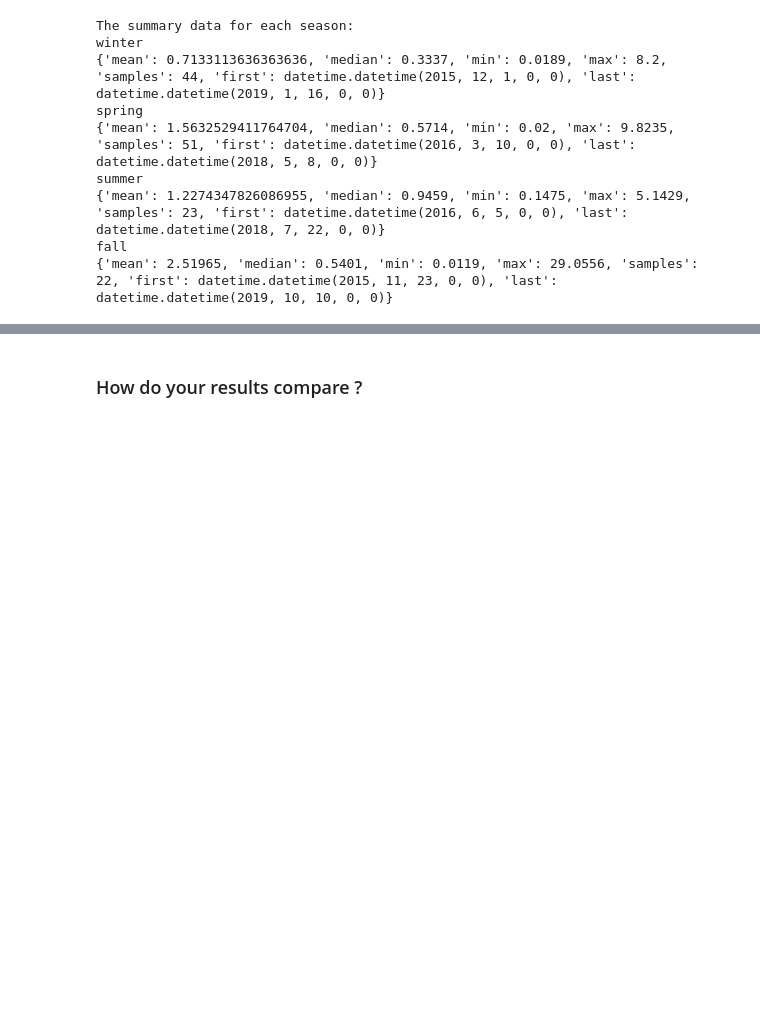
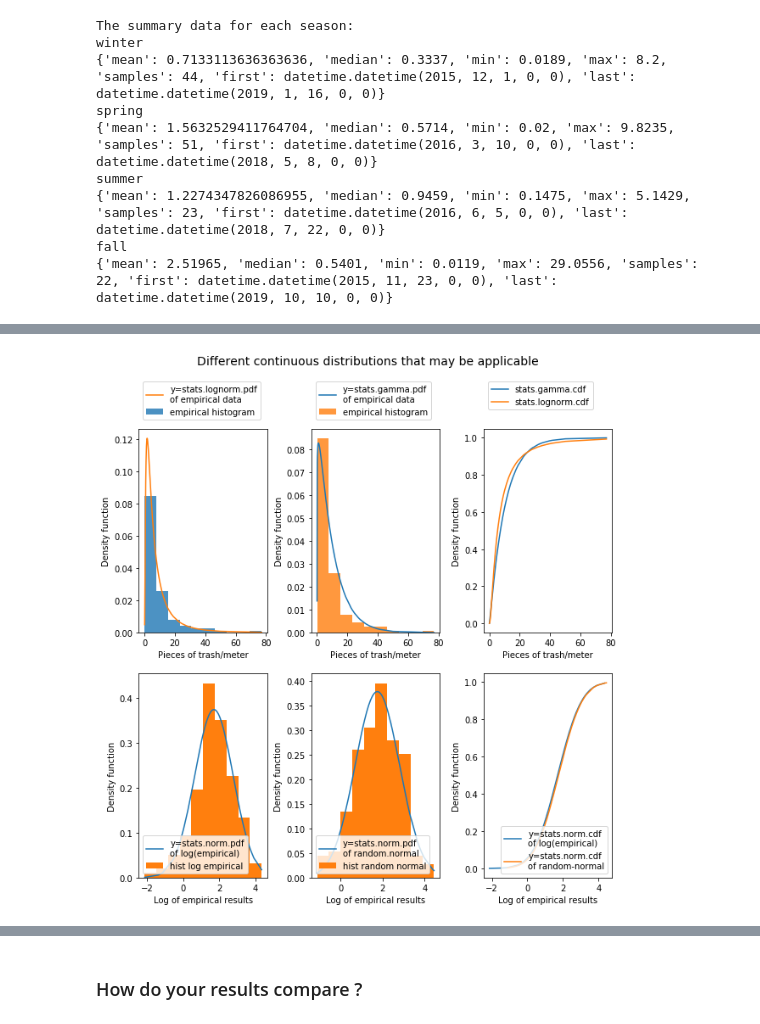
Before and after one commit to hammerdirt/SWE_2019, a Jupyter notebook: NotebookThree.ipynb, the cells around one changed output, grey strips where cells are left out. Saved outputs shown, nothing was run; the diff lists cells and outputs as text; code cells hidden in the pictures; blank space fills up the shorter version.

Commit message:
added continuous distributions

```diff
--- a/NotebookThree.ipynb
+++ b/NotebookThree.ipynb
@@ -551,0 +567,82 @@ makeMonthlyBoxPlots(0, my_folders,day_of_interest, True)
+# %%
+all_pcs_day_totals['log_pcs_m'] = np.log(all_pcs_day_totals['pcs_m'])
+just_logs = all_pcs_day_totals['log_pcs_m']
+just_pcs = all_pcs_day_totals['pcs_m']
+title_one = "Log of pieces/meter/day"
+title_two = "Pieces/meter/day"
+j_l_s = sorted(just_logs.values)
+just_pcs_sorted = sorted(just_pcs.values)
+j_l_s_min = np.min(j_l_s)
+j_l_s_max = np.max(j_l_s)
+j_l_s_mean = np.mean(j_l_s)
+j_l_s_std = np.std(j_l_s)
+# %%
+fit_alpha, fit_loc, fit_beta=stats.gamma.fit(just_pcs)
+mean, var, skew, kurt = stats.gamma.stats(fit_alpha , moments='mvsk')
+mean_ln, var_ln, skew_ln, kurt_ln = stats.lognorm.stats(np.mean(just_pcs), moments='mvsk')
+mean_n, var_n, skew_n, kurt_n = stats.norm.stats(moments='mvsk')
+# subplot[0]
+shape, loc, scale = stats.lognorm.fit(just_pcs, floc=0)
+counts_emp, bins_emp = np.histogram(just_pcs, density=True)
+y_lognorm = stats.lognorm.pdf(just_pcs_sorted, shape, loc=loc, scale=scale)
+#subplot[1]
+
+new_fit = 1.1
+new_beta = fit_beta
+y_gamma = stats.gamma.pdf(just_pcs_sorted, new_fit, loc=fit_loc, scale=new_beta)
+#subplot[2]
+gamma_cdf = stats.gamma.cdf(just_pcs_sorted, new_fit, loc=fit_loc, scale=new_beta)
+lognorm_cdf = stats.lognorm.cdf(just_pcs_sorted, shape, loc=loc, scale=scale)
+# subplot[3]
+mu, sigma = stats.norm.fit(j_l_s)
+y_jls = stats.norm.pdf(j_l_s, loc=mu, scale=sigma)
+counts, bins = np.histogram(j_l_s, density=True)
+# subplot[4]
+x_rand = np.random.normal(mu, sigma, 200)
+x_rand = sorted(x_rand)
+y_rand = stats.norm.pdf(x_rand, loc=np.mean(x_rand), scale=np.std(x_rand))
+countsx, binsx = np.histogram(x_rand, density=True)
+#subplot[5]
+norm_cdf = stats.norm.cdf(j_l_s, loc=j_l_s_mean, scale=j_l_s_std)
+norm_rand_cdf = stats.norm.cdf(x_rand, loc=np.mean(x_rand), scale=np.std(x_rand))
+
+fig, axs = plt.subplots(2,3, figsize=(10,10))
+axs[0,0].hist(bins_emp[:-1], bins_emp, weights=counts_emp, density=True, alpha=0.8, label="empirical histogram")
+axs[0,0].plot(just_pcs_sorted, y_lognorm, label="y=stats.lognorm.pdf\nof empirical data")
+axs[0,0].legend(loc="upper left", fontsize=10,  bbox_to_anchor=(0,1.25))
+axs[0,0].set_ylabel("Density function")
+axs[0,0].set_xlabel("Pieces of trash/meter")
+axs[0,1].plot(just_pcs_sorted, y_gamma, label="y=stats.gamma.pdf\nof empirical data")
+axs[0,1].hist(bins_emp[:-1], bins_emp, weights=counts_emp, alpha=0.8, label="empirical histogram")
+axs[0,1].legend(loc="upper left", fontsize=10,  bbox_to_anchor=(0,1.25))
+axs[0,1].set_ylabel("Density function")
+axs[0,1].set_xlabel("Pieces of trash/meter")
+axs[0,2].plot(just_pcs_sorted, gamma_cdf, label="stats.gamma.cdf")
+axs[0,2].plot(just_pcs_sorted,lognorm_cdf, label="stats.lognorm.cdf")
+axs[0,2].legend(loc="upper left", fontsize=10,  bbox_to_anchor=(0,1.25))
+axs[0,2].set_ylabel("Density function")
+axs[0,2].set_xlabel("Pieces of trash/meter")
+axs[1,0].plot(j_l_s, y_jls, label="y=stats.norm.pdf\nof log(empirical)")
+axs[1,0].hist(bins[:-1], bins, weights=counts, label="hist log empirical")
+axs[1,0].legend(loc="lower left")
+axs[1,0].set_ylabel("Density function")
+axs[1,0].set_xlabel("Log of empirical results")
+axs[1,1].plot(x_rand, y_rand, label="y=stats.norm.pdf\nof random.normal")
+axs[1,1].hist(binsx[:-1], binsx, weights=countsx, label="hist random normal")
+axs[1,1].legend(loc="lower left")
+axs[1,1].set_ylabel("Density function")
+axs[1,1].set_xlabel("Log of empirical results")
+axs[1,2].plot(j_l_s,norm_cdf, label="y=stats.norm.cdf\nof log(empirical)")
+axs[1,2].plot(x_rand,norm_rand_cdf, label="y=stats.norm.cdf\nof random-normal")
+axs[1,2].legend()
+axs[1,2].set_ylabel("Density function")
+axs[1,2].set_xlabel("Log of empirical results")
+
+plt.suptitle("Different continuous distributions that may be applicable", fontsize=14)
+# plt.tight_layout()
+plt.subplots_adjust(top=0.86, hspace=0.2, wspace=0.34)
+save_to = "{}/Charts/differentDists.svg".format(here)
+plt.savefig(save_to)
+plt.show()
+# %% [output]
+[figure, added]
```
Also changed, not shown: parts of 13 cells of this notebook, 11 other files.
